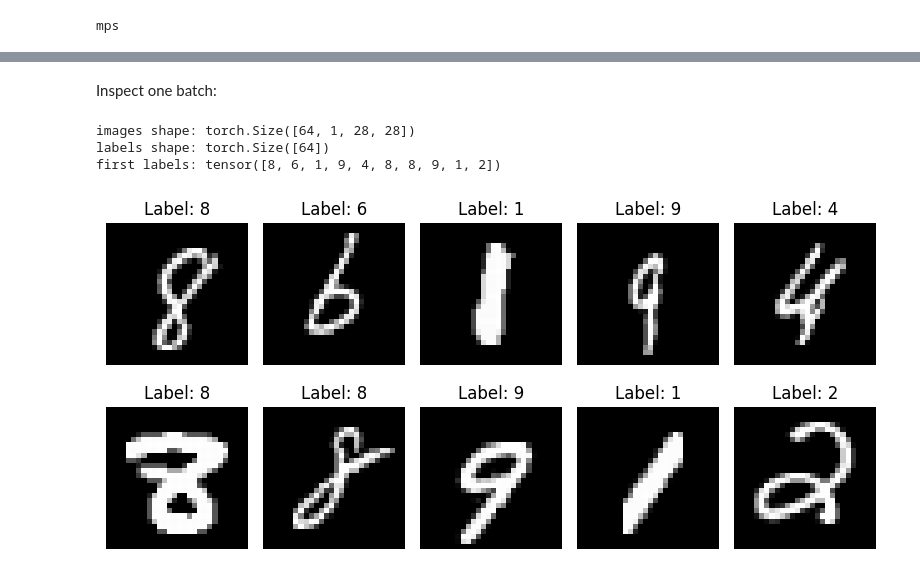
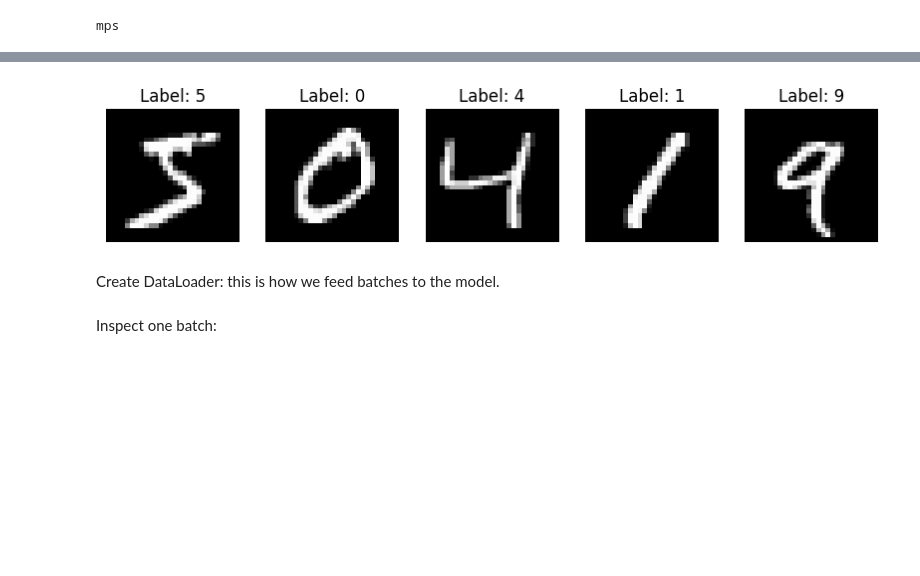
Before and after one commit to aadupuy/dl-fundamentals, a Jupyter notebook: mnist.ipynb, the cells around one changed output, grey strips where cells are left out. Cells and saved outputs as stored; diff of their text form; code cells hidden in the pictures; blank space fills up the shorter version.

Commit message:
worked on: one epoch training loop, gradients, activation: with and without relu comparisons

```diff
--- a/mnist.ipynb
+++ b/mnist.ipynb
@@ -38,18 +17,8 @@ mps
 transform = transforms.ToTensor()
 
 train_dataset = datasets.MNIST(
-    root="data",
+    root="./data",
     train=True,
     download=True,
     transform=transform
 )
-
-test_dataset = datasets.MNIST(
-    root="data",
-    train=False,
-    download=True,
-    transform=transform
-)
-
-train_loader = DataLoader(train_dataset, batch_size=64, shuffle=True)
-test_loader = DataLoader(test_dataset, batch_size=64, shuffle=False)
@@ -55,0 +47,14 @@ test_loader = DataLoader(test_dataset, batch_size=64, shuffle=False)
+# %%
+fig, ax = plt.subplots(1, 5, figsize=(10, 2))
+
+for i in range(5):
+    img, lbl = train_dataset[i]
+    ax[i].imshow(img.squeeze(), cmap="gray")
+    ax[i].set_title(f"Label: {lbl}")
+    ax[i].axis("off")
+
+plt.show()
+# %% [output]
+[figure, added]
+# %% [markdown]
+Create DataLoader: this is how we feed batches to the model.
@@ -56,24 +65,2 @@ test_loader = DataLoader(test_dataset, batch_size=64, shuffle=False)
 # %% [markdown]
 Inspect one batch:
-# %%
-images, labels = next(iter(train_loader))
-
-print("images shape:", images.shape)
-print("labels shape:", labels.shape)
-print("first labels:", labels[:10])
-# %% [output]
-images shape: torch.Size([64, 1, 28, 28])
-labels shape: torch.Size([64])
-first labels: tensor([8, 6, 1, 9, 4, 8, 8, 9, 1, 2])
-# %%
-fig, axes = plt.subplots(2, 5, figsize=(8, 4))
-
-for i, ax in enumerate(axes.flat):
-    ax.imshow(images[i].squeeze(), cmap="gray")
-    ax.set_title(f"Label: {labels[i].item()}")
-    ax.axis("off")
-
-plt.tight_layout()
-plt.show()
-# %% [output]
-[figure, removed]
```
Also changed, not shown: parts of 68 cells of this notebook, 1 other file.
